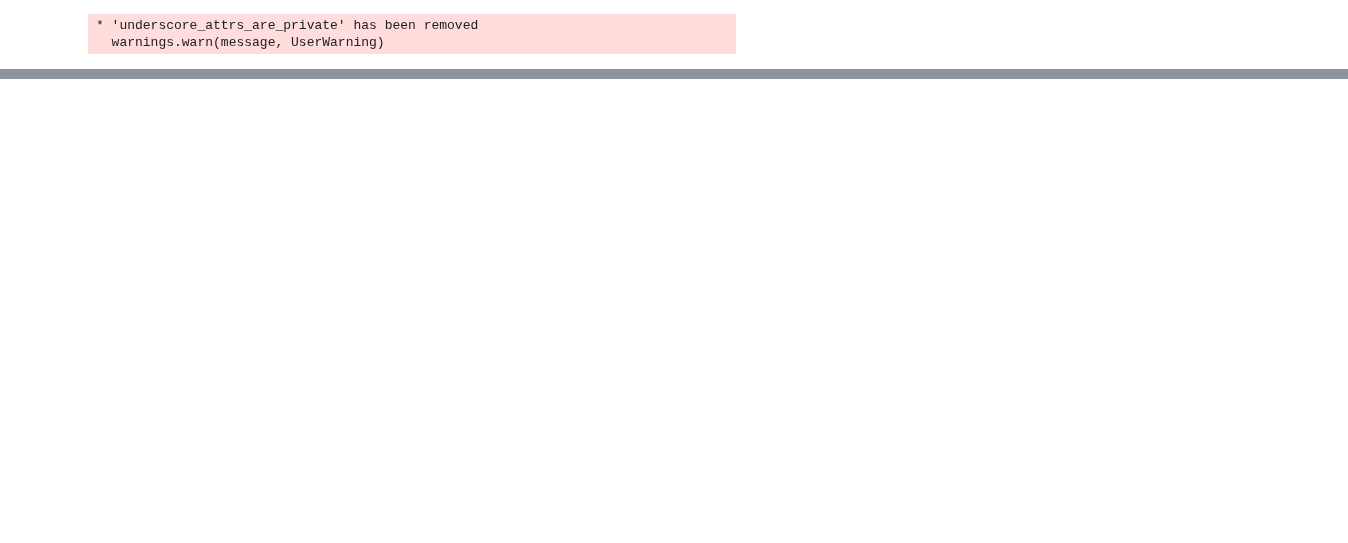
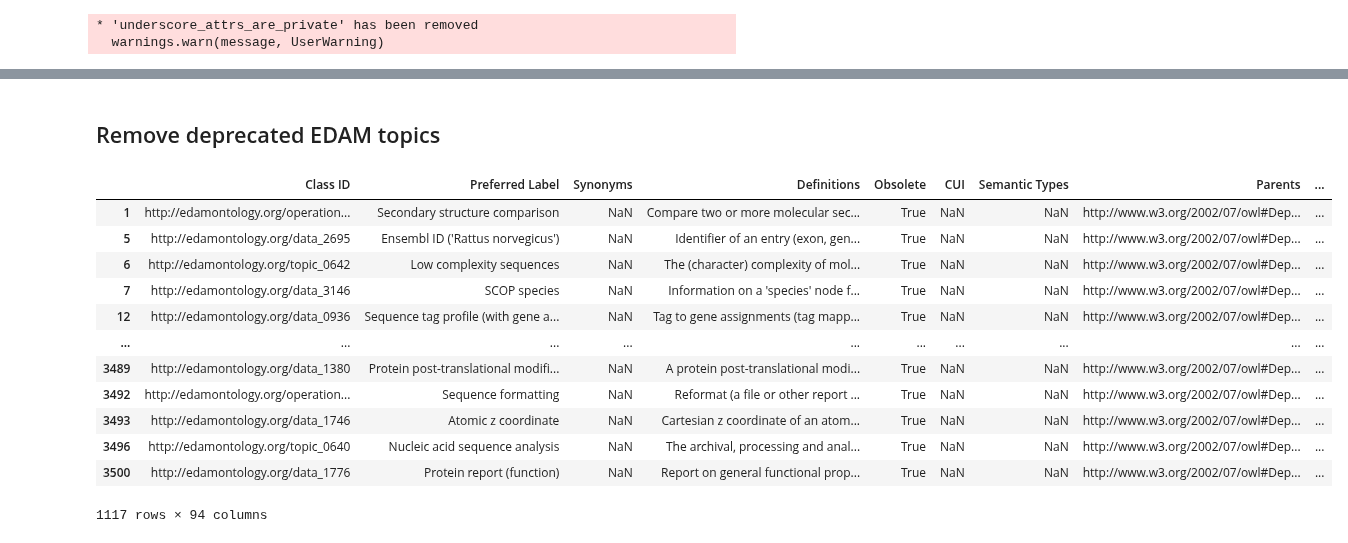
Before and after one commit to ZubairQazi/NDE-GPT, a Jupyter notebook: test_notebooks/text2term_figshare.ipynb, the cells around one changed output, grey strips where cells are left out. Saved outputs shown, nothing was run; the diff lists cells and outputs as text; code cells hidden in the pictures; blank space fills up the shorter version.

```diff
--- a/test_notebooks/text2term_figshare.ipynb
+++ b/test_notebooks/text2term_figshare.ipynb
@@ -18,0 +10,21 @@ edam_ontology = text2term.cache_ontology("https://data.bioontology.org/ontologie
+# %% [markdown]
+## Remove deprecated EDAM topics
+# %%
+edam = pd.read_csv('../EDAM/EDAM.csv')
+deprecated = edam[edam['Parents'].str.contains('Deprecated')]
+# %%
+deprecated
+# %% [output]
+|  | Class ID | Preferred Label | Synonyms | Definitions | Obsolete | CUI | Semantic Types | Parents | ... |
+| 1 | http://edamontology.org/operation... | Secondary structure comparison | NaN | Compare two or more molecular sec... | True | NaN | NaN | http://www.w3.org/2002/07/owl#Dep... | ... |
+| 5 | http://edamontology.org/data_2695 | Ensembl ID ('Rattus norvegicus') | NaN | Identifier of an entry (exon, gen... | True | NaN | NaN | http://www.w3.org/2002/07/owl#Dep... | ... |
+| 6 | http://edamontology.org/topic_0642 | Low complexity sequences | NaN | The (character) complexity of mol... | True | NaN | NaN | http://www.w3.org/2002/07/owl#Dep... | ... |
+| 7 | http://edamontology.org/data_3146 | SCOP species | NaN | Information on a 'species' node f... | True | NaN | NaN | http://www.w3.org/2002/07/owl#Dep... | ... |
+| 12 | http://edamontology.org/data_0936 | Sequence tag profile (with gene a... | NaN | Tag to gene assignments (tag mapp... | True | NaN | NaN | http://www.w3.org/2002/07/owl#Dep... | ... |
+| ... | ... | ... | ... | ... | ... | ... | ... | ... | ... |
+| 3489 | http://edamontology.org/data_1380 | Protein post-translational modifi... | NaN | A protein post-translational modi... | True | NaN | NaN | http://www.w3.org/2002/07/owl#Dep... | ... |
+| 3492 | http://edamontology.org/operation... | Sequence formatting | NaN | Reformat (a file or other report ... | True | NaN | NaN | http://www.w3.org/2002/07/owl#Dep... | ... |
+| 3493 | http://edamontology.org/data_1746 | Atomic z coordinate | NaN | Cartesian z coordinate of an atom... | True | NaN | NaN | http://www.w3.org/2002/07/owl#Dep... | ... |
+| 3496 | http://edamontology.org/topic_0640 | Nucleic acid sequence analysis | NaN | The archival, processing and anal... | True | NaN | NaN | http://www.w3.org/2002/07/owl#Dep... | ... |
+| 3500 | http://edamontology.org/data_1776 | Protein report (function) | NaN | Report on general functional prop... | True | NaN | NaN | http://www.w3.org/2002/07/owl#Dep... | ... |
+1117 rows × 94 columns
```
Also changed, not shown: parts of 50 cells of this notebook.
